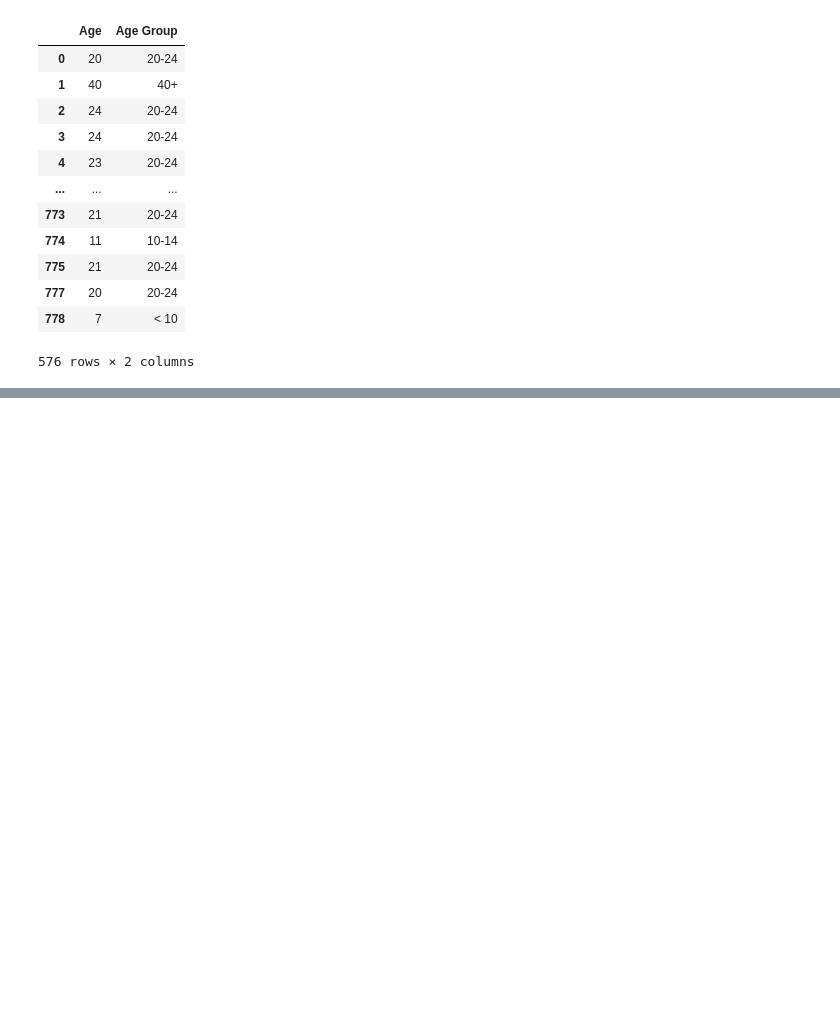
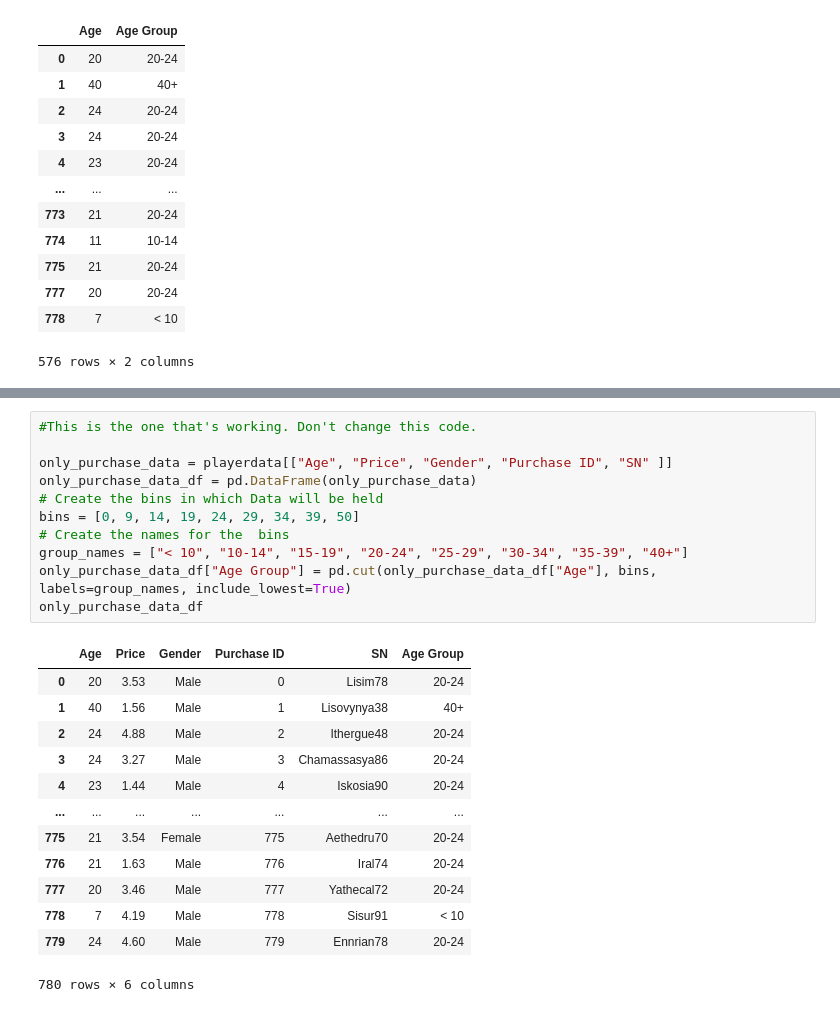
Before and after one commit to LexiJess/Pandas_Challenge, a Jupyter notebook: HeroesOfPymoli/HeroesOfPymoli_Jupyter.ipynb, the cells around one changed output, grey strips where cells are left out. Saved outputs shown, nothing was run; the diff lists cells and outputs as text; blank space fills up the shorter version.

```diff
--- a/HeroesOfPymoli/HeroesOfPymoli_Jupyter.ipynb
+++ b/HeroesOfPymoli/HeroesOfPymoli_Jupyter.ipynb
@@ -343,0 +377,25 @@ players_binned_counted
+# %%
+#This is the one that's working. Don't change this code.
+
+only_purchase_data = playerdata[["Age", "Price", "Gender", "Purchase ID", "SN" ]]
+only_purchase_data_df = pd.DataFrame(only_purchase_data)
+# Create the bins in which Data will be held
+bins = [0, 9, 14, 19, 24, 29, 34, 39, 50]
+# Create the names for the  bins
+group_names = ["< 10", "10-14", "15-19", "20-24", "25-29", "30-34", "35-39", "40+"]
+only_purchase_data_df["Age Group"] = pd.cut(only_purchase_data_df["Age"], bins, labels=group_names, include_lowest=True)
+only_purchase_data_df
+# %% [output]
+|  | Age | Price | Gender | Purchase ID | SN | Age Group |
+| 0 | 20 | 3.53 | Male | 0 | Lisim78 | 20-24 |
+| 1 | 40 | 1.56 | Male | 1 | Lisovynya38 | 40+ |
+| 2 | 24 | 4.88 | Male | 2 | Ithergue48 | 20-24 |
+| 3 | 24 | 3.27 | Male | 3 | Chamassasya86 | 20-24 |
+| 4 | 23 | 1.44 | Male | 4 | Iskosia90 | 20-24 |
+| ... | ... | ... | ... | ... | ... | ... |
+| 775 | 21 | 3.54 | Female | 775 | Aethedru70 | 20-24 |
+| 776 | 21 | 1.63 | Male | 776 | Iral74 | 20-24 |
+| 777 | 20 | 3.46 | Male | 777 | Yathecal72 | 20-24 |
+| 778 | 7 | 4.19 | Male | 778 | Sisur91 | < 10 |
+| 779 | 24 | 4.60 | Male | 779 | Ennrian78 | 20-24 |
+780 rows × 6 columns
```
Also changed, not shown: parts of 13 cells of this notebook.
